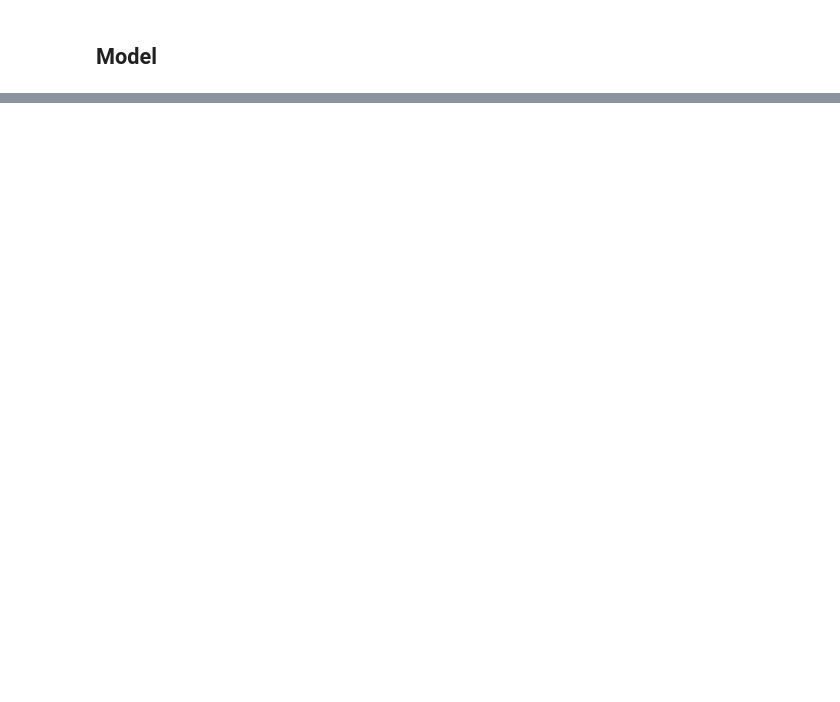
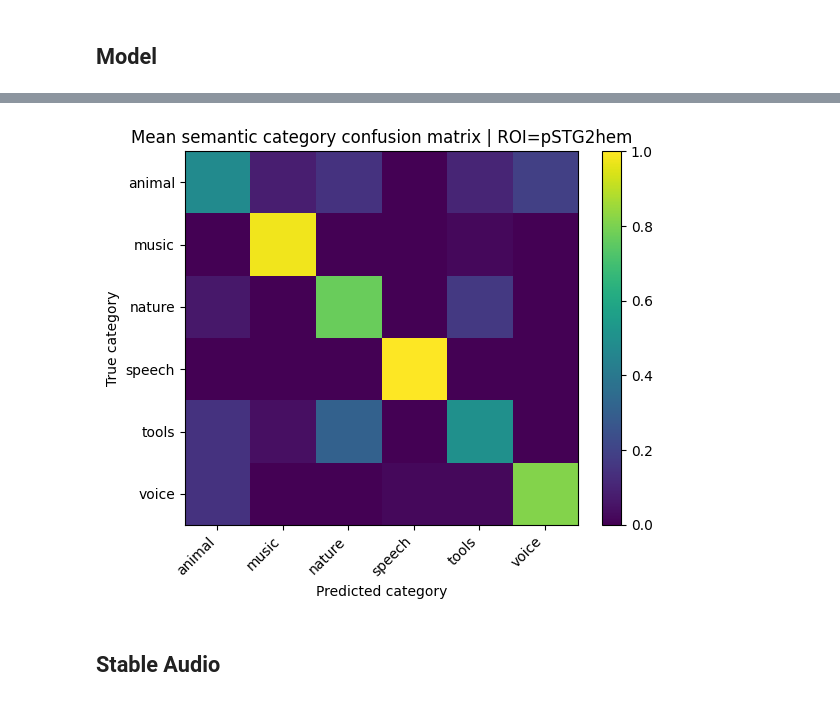
Before and after one commit to mattciff5/brainSounds, a Jupyter notebook: maas_data/exploring.ipynb, the cells around one changed output, grey strips where cells are left out. Drawn from its saved outputs; the diff is of its cells as text; code cells hidden in the pictures; blank space fills up the shorter version.

```diff
--- a/maas_data/exploring.ipynb
+++ b/maas_data/exploring.ipynb
@@ -416,0 +578,18 @@ print(test_audio_embeds.shape)
+# %%
+roi = 'pSTG2hem'
+cv = 'CV3'
+
+entry = pooled_data[roi][cv]
+print(entry.keys())
+
+print("Subject:", subj)
+print("ROI:", roi)
+print("CV:", cv)
+
+print("X_train shape:", entry["X_train"].shape if entry["X_train"] is not None else None)
+print("X_test shape:", entry["X_test"].shape if entry["X_test"] is not None else None)
+print("train_sounds shape:", entry["train_sounds"].shape if hasattr(entry["train_sounds"], "shape") else type(entry["train_sounds"]))
+print("test_sounds shape:", entry["test_sounds"].shape if hasattr(entry["test_sounds"], "shape") else type(entry["test_sounds"]))
+
+print("train_sounds preview:", entry["train_sounds"][:10] if entry["train_sounds"] is not None else None)
+print("test_sounds preview:", entry["test_sounds"][:10] if entry["test_sounds"] is not None else None)
@@ -502,0 +1536,10 @@ Text(0.5, 1.0, 'Predicted vs True embeddings')
+# %%
+semantic_roi_summary_df, semantic_cv_results_df, semantic_predictions_df, semantic_roi_mean_confusion_matrices, semantic_label_encoder = evaluate_semantic_category_decoding(
+    pooled_data=pooled_data,
+    roi_list=roi_list,
+    cv_list=cv_list,
+    name_sounds=name_sounds,
+    output_dir="./semantic_decoding_results",
+    C=1.0,
+    max_iter=2000,
+)
@@ -502,0 +1608,10 @@ Text(0.5, 1.0, 'Predicted vs True embeddings')
+# %%
+plot_roi_category_confusion(
+    semantic_roi_mean_confusion_matrices,
+    roi="pSTG2hem",
+    class_names=semantic_label_encoder.classes_
+)
+# %% [output]
+[figure, added]
+# %% [markdown]
+## Stable Audio
```
Also changed, not shown: parts of 38 cells of this notebook.
